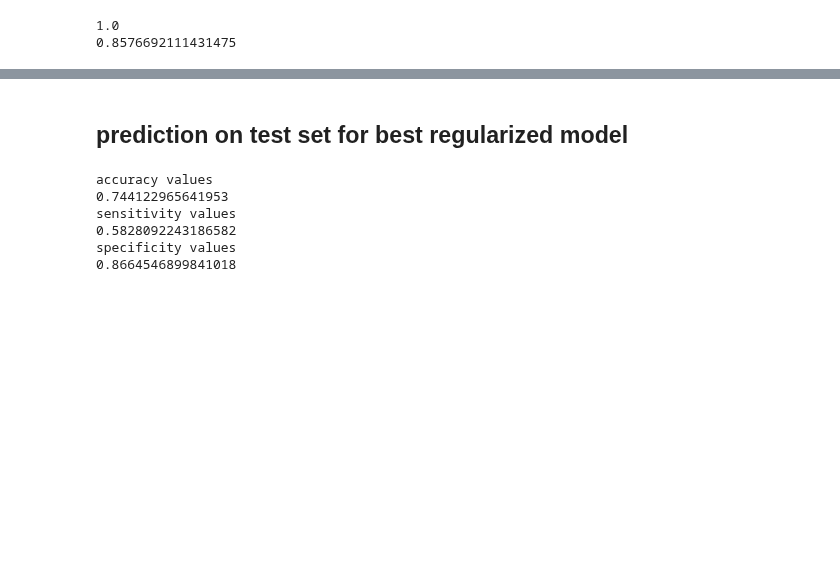
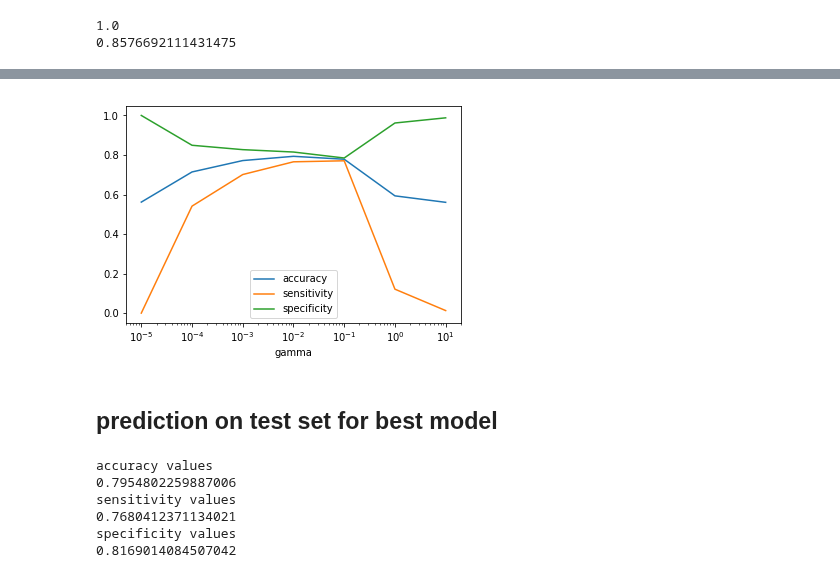
Before and after one commit to FJYang96/CS229-Project, a Jupyter notebook: FinalProject.ipynb, the cells around one changed output, grey strips where cells are left out. Cells and saved outputs as stored; diff of their text form; code cells hidden in the pictures; blank space fills up the shorter version.

```diff
--- a/FinalProject.ipynb
+++ b/FinalProject.ipynb
@@ -554,0 +720,31 @@ print(best_auc)
+# %%
+from sklearn.svm import SVC
+
+gamma = np.logspace(-5,1,7)
+accuracy = np.zeros(len(gamma))
+sensitivity = np.zeros(len(gamma))
+specificity = np.zeros(len(gamma))
+precision = np.zeros(len(gamma))
+
+for i in range(len(gamma)):
+
+    SV_classifier = SVC(gamma = gamma[i], kernel = 'rbf', random_state = 0)
+    SV_classifier.fit(X_train,y_train)
+
+    predict = SV_classifier.predict(X_val)
+
+    TN, FP, FN, TP = confusion_matrix(y_val,predict).ravel()
+
+    accuracy[i] = np.mean(predict == y_val)
+    sensitivity[i] = TP / (TP + FN)
+    specificity[i] = TN / (TN + FP)
+    precision[i] = TP / (TP + FP)
+
+recall = sensitivity.copy()
+
+print('accuracy values')
+print(accuracy)
+print('sensitivity values')
+print(sensitivity)
+print('specificity values')
+print(specificity)
@@ -555,19 +761,29 @@ print(best_auc)
+# %%
+plt.plot(gamma,accuracy, label = 'accuracy')
+plt.plot(gamma,sensitivity, label = 'sensitivity')
+plt.plot(gamma,specificity, label = 'specificity')
+plt.legend()
+plt.xscale('log')
+plt.xlabel('gamma')
+plt.savefig('SVM_classifier.png')
+# %% [output]
+[figure, added]
 # %% [markdown]
-## prediction on test set for best regularized model
+## prediction on test set for best model
 # %%
-# Logistic Regression with regularization
+# Best Model is Logistic Regression with L2 regularization, reg strength = 1
 
 log_regressor_L2reg = LogisticRegression(penalty = 'l2', C = 1) #set L2 penalty
 log_regressor_L2reg.fit(X_train,y_train)
 
 #predict = log_regressor.predict(X_val) #this implements default threshold of 0.5
 
-threshold = 0.6
-predict = (log_regressor_L2reg.predict_proba(X_test)[:,1] >= threshold).astype(int)
+threshold = 0.5
+predict = (log_regressor_L2reg.predict_proba(X_val)[:,1] >= threshold).astype(int)
 
-TN, FP, FN, TP = confusion_matrix(y_test,predict).ravel()
+TN, FP, FN, TP = confusion_matrix(y_val,predict).ravel()
 
-accuracy = np.mean(predict == y_test)
+accuracy = np.mean(predict == y_val)
 sensitivity = TP / (TP + FN)
 specificity = TN / (TN + FP)
 precision = TP / (TP + FP)
@@ -582,8 +798,8 @@ print('specificity values')
 print(specificity)
 # %% [output]
 accuracy values
-0.744122965641953
+0.7954802259887006
 sensitivity values
-0.5828092243186582
+0.7680412371134021
 specificity values
-0.8664546899841018
+0.8169014084507042
```
Also changed, not shown: parts of 14 cells of this notebook.
